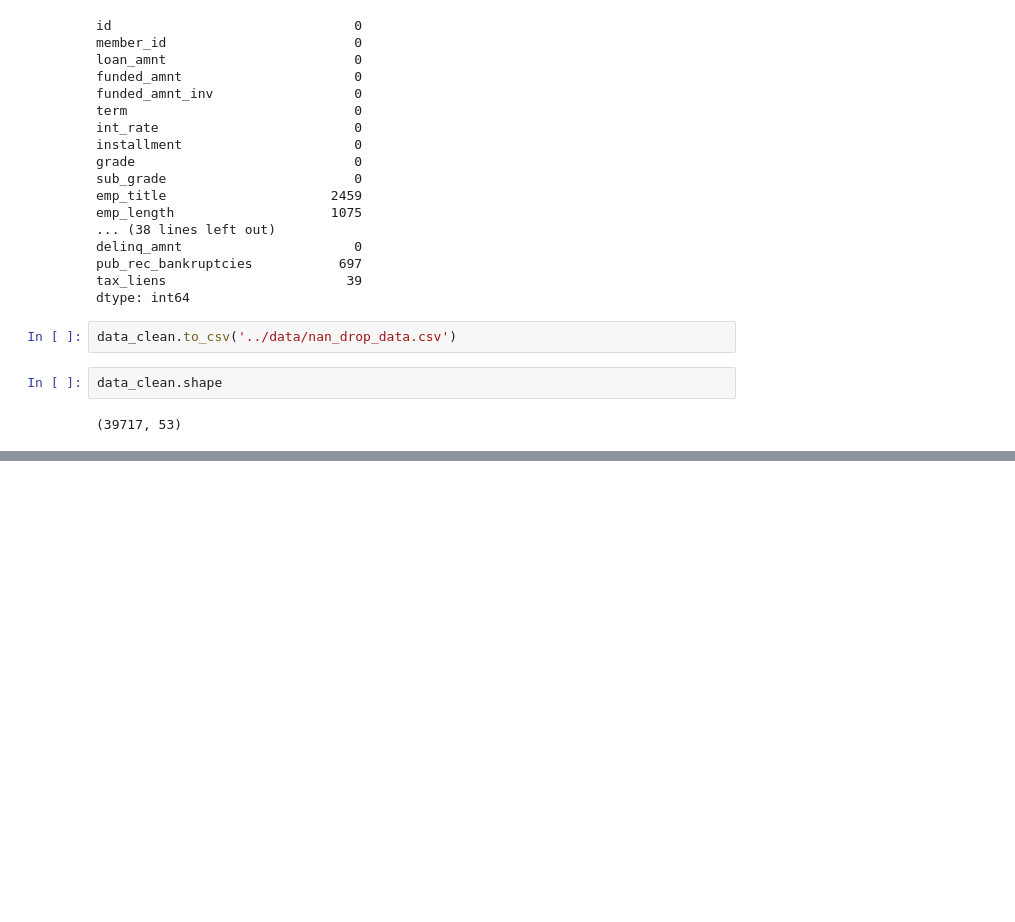
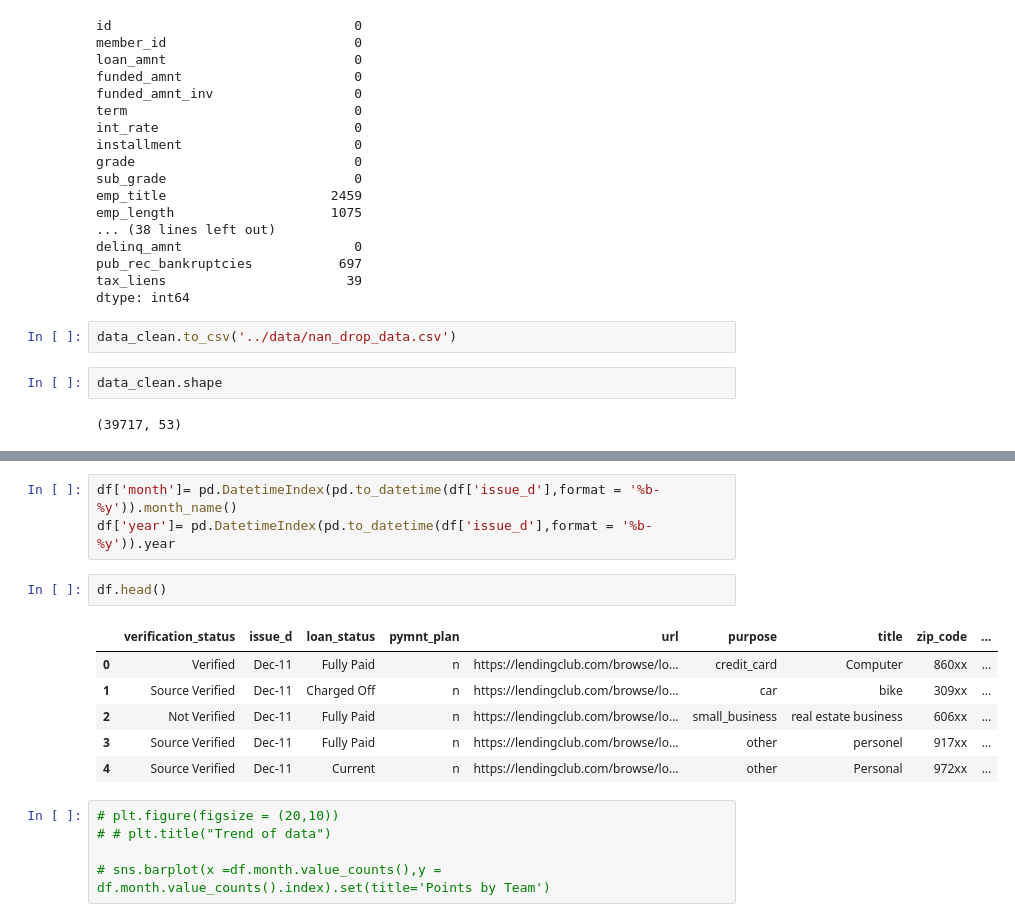
Before and after one commit to sonal-511/Lending-Club-Case-Study, a Jupyter notebook: data_description/explore_data.ipynb, the cells around one changed output, grey strips where cells are left out. Saved outputs shown, nothing was run; the diff lists cells and outputs as text; blank space fills up the shorter version.

```diff
--- a/data_description/explore_data.ipynb
+++ b/data_description/explore_data.ipynb
@@ -242,0 +297,17 @@ data_clean.shape
+# %%
+df['month']= pd.DatetimeIndex(pd.to_datetime(df['issue_d'],format = '%b-%y')).month_name()
+df['year']= pd.DatetimeIndex(pd.to_datetime(df['issue_d'],format = '%b-%y')).year
+# %%
+df.head()
+# %% [output]
+|  | verification_status | issue_d | loan_status | pymnt_plan | url | purpose | title | zip_code | ... |
+| 0 | Verified | Dec-11 | Fully Paid | n | https://lendingclub.com/browse/lo... | credit_card | Computer | 860xx | ... |
+| 1 | Source Verified | Dec-11 | Charged Off | n | https://lendingclub.com/browse/lo... | car | bike | 309xx | ... |
+| 2 | Not Verified | Dec-11 | Fully Paid | n | https://lendingclub.com/browse/lo... | small_business | real estate business | 606xx | ... |
+| 3 | Source Verified | Dec-11 | Fully Paid | n | https://lendingclub.com/browse/lo... | other | personel | 917xx | ... |
+| 4 | Source Verified | Dec-11 | Current | n | https://lendingclub.com/browse/lo... | other | Personal | 972xx | ... |
+# %%
+# plt.figure(figsize = (20,10))
+# # plt.title("Trend of data")
+
+# sns.barplot(x =df.month.value_counts(),y = df.month.value_counts().index).set(title='Points by Team')
```
Also changed, not shown: parts of 62 cells of this notebook.
